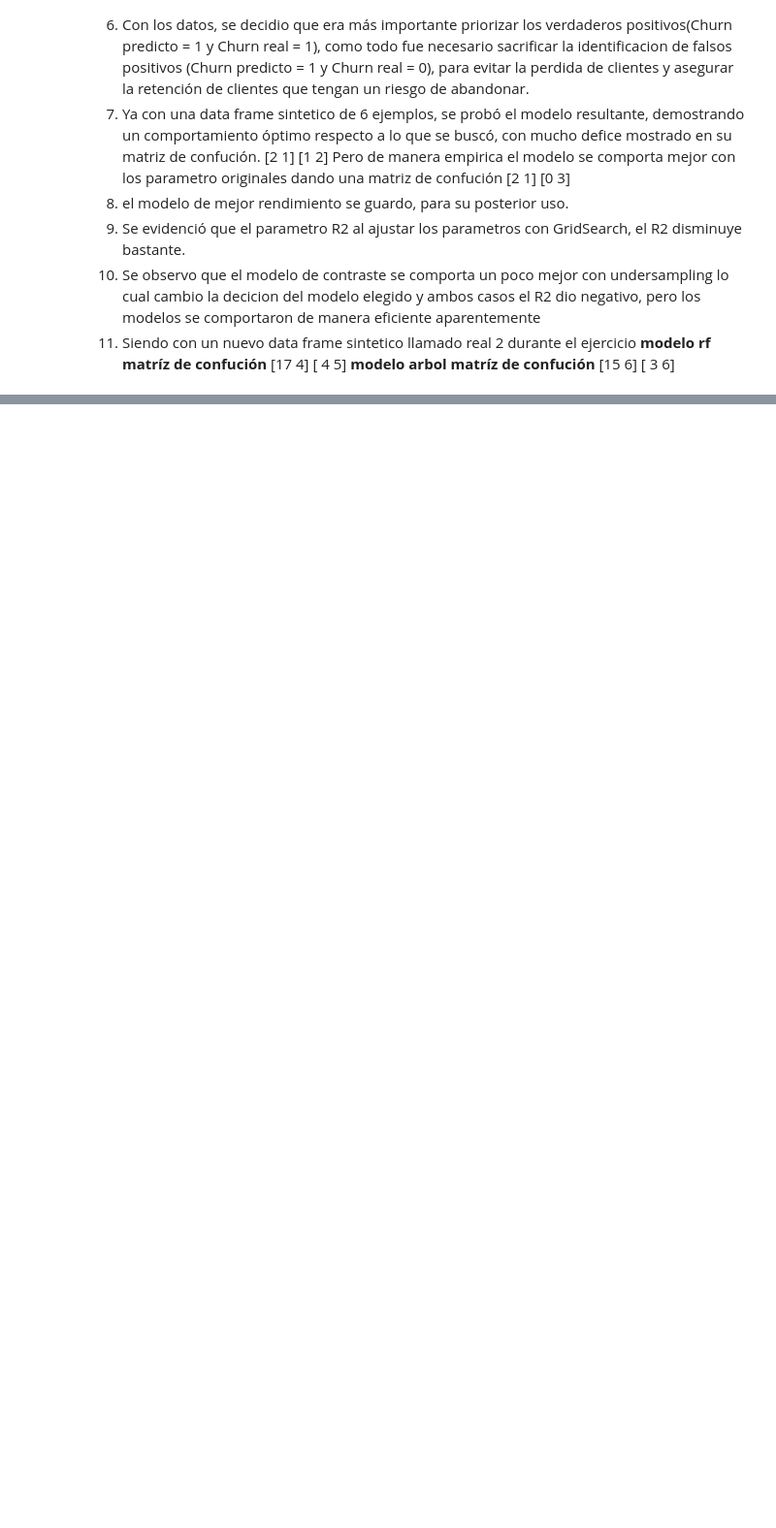
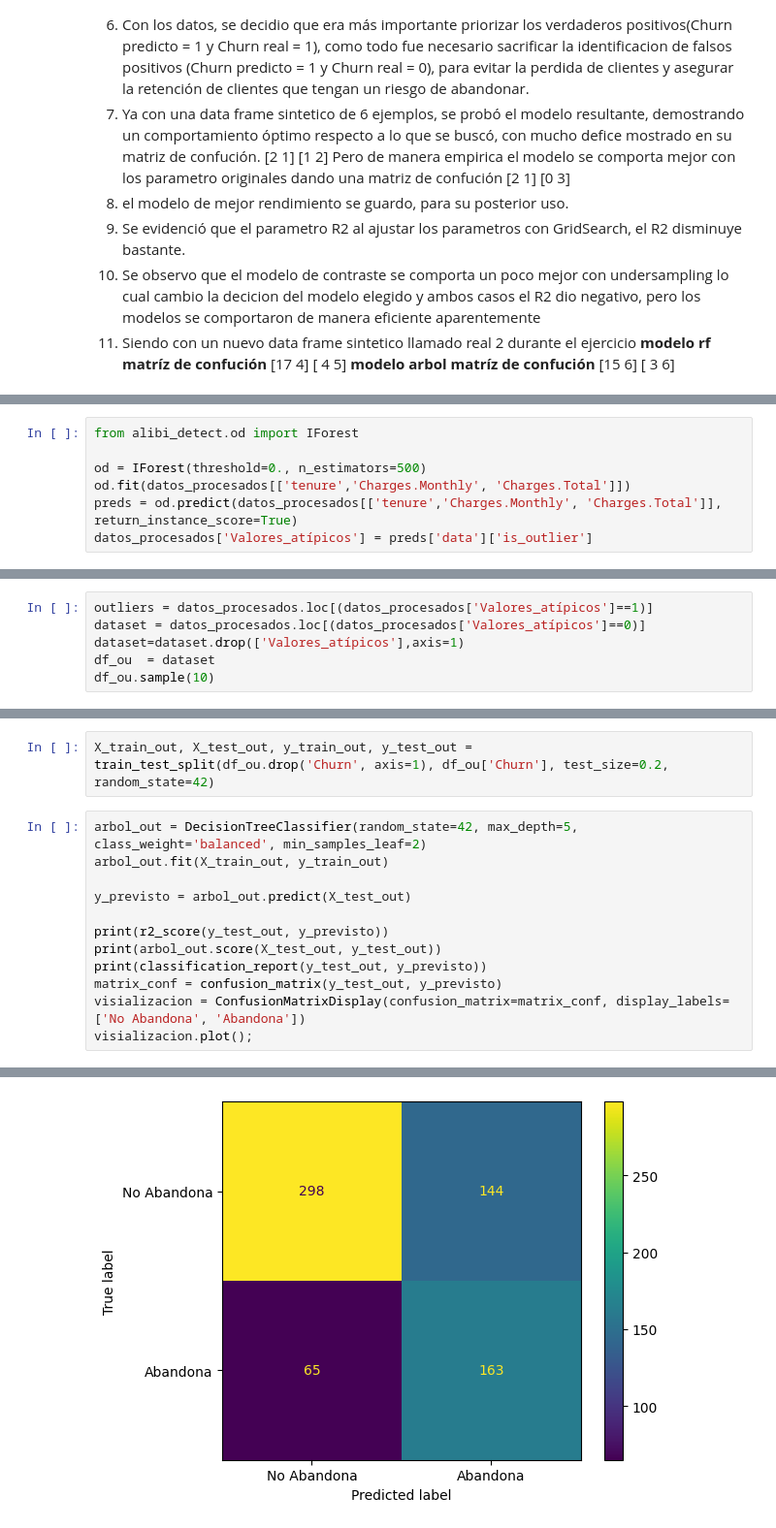
Before and after one commit to Cristiand056/TelecomX_parte2_Latam, a Jupyter notebook: TelecomX_parte2_Latam.ipynb, the cells around one changed output, grey strips where cells are left out. Shown at 97% size. Cells and saved outputs as stored; diff of their text form; blank space fills up the shorter version.

```diff
--- a/TelecomX_parte2_Latam.ipynb
+++ b/TelecomX_parte2_Latam.ipynb
@@ -1021,0 +1071,7 @@ Pero de manera empirica el modelo se comporta mejor con los parametro originales
+# %%
+from alibi_detect.od import IForest
+
+od = IForest(threshold=0., n_estimators=500)
+od.fit(datos_procesados[['tenure','Charges.Monthly', 'Charges.Total']])
+preds = od.predict(datos_procesados[['tenure','Charges.Monthly', 'Charges.Total']], return_instance_score=True)
+datos_procesados['Valores_atípicos'] = preds['data']['is_outlier']
@@ -1021,0 +1086,6 @@ Pero de manera empirica el modelo se comporta mejor con los parametro originales
+# %%
+outliers = datos_procesados.loc[(datos_procesados['Valores_atípicos']==1)]
+dataset = datos_procesados.loc[(datos_procesados['Valores_atípicos']==0)]
+dataset=dataset.drop(['Valores_atípicos'],axis=1)
+df_ou  = dataset
+df_ou.sample(10)
@@ -1021,0 +1105,15 @@ Pero de manera empirica el modelo se comporta mejor con los parametro originales
+# %%
+X_train_out, X_test_out, y_train_out, y_test_out = train_test_split(df_ou.drop('Churn', axis=1), df_ou['Churn'], test_size=0.2, random_state=42)
+# %%
+arbol_out = DecisionTreeClassifier(random_state=42, max_depth=5, class_weight='balanced', min_samples_leaf=2)
+arbol_out.fit(X_train_out, y_train_out)
+
+y_previsto = arbol_out.predict(X_test_out)
+
+print(r2_score(y_test_out, y_previsto))
+print(arbol_out.score(X_test_out, y_test_out))
+print(classification_report(y_test_out, y_previsto))
+matrix_conf = confusion_matrix(y_test_out, y_previsto)
+visializacion = ConfusionMatrixDisplay(confusion_matrix=matrix_conf, display_labels=['No Abandona', 'Abandona'])
+visializacion.plot();
+# %% [output]
@@ -1021,0 +1130 @@ Pero de manera empirica el modelo se comporta mejor con los parametro originales
+[figure, added]
```
Also changed, not shown: parts of 32 cells of this notebook.
